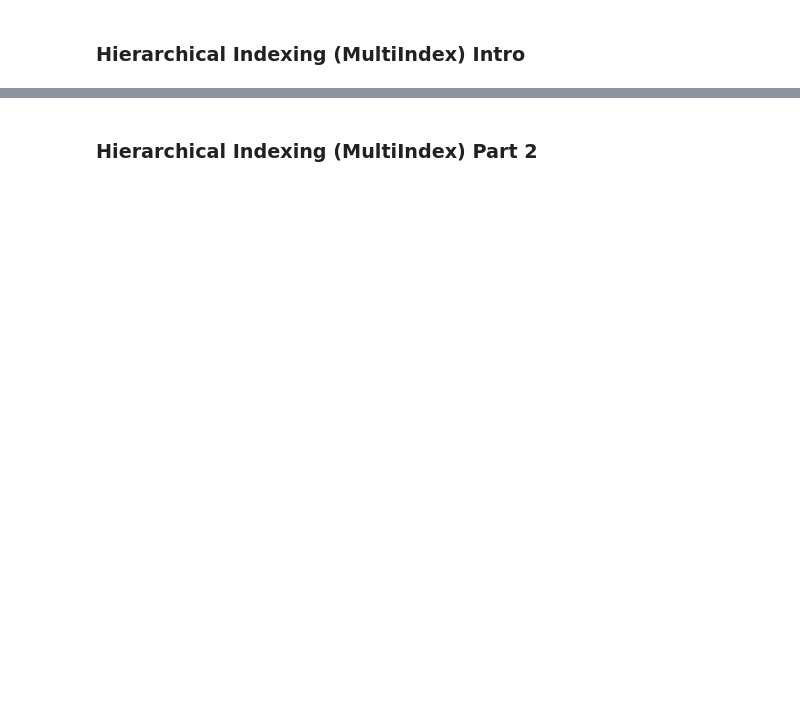
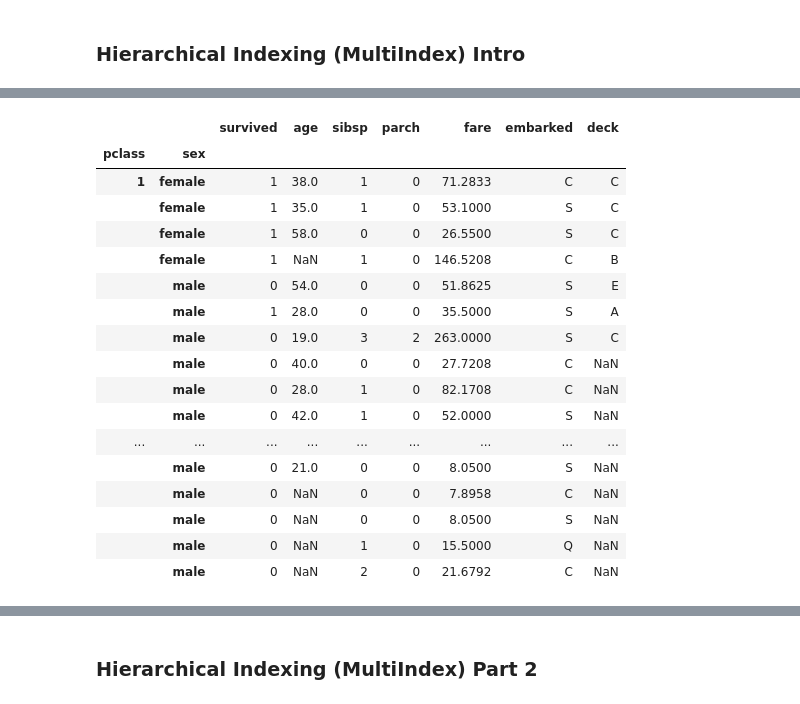
Before and after one commit to ivalderrama/pandas_bootcamp_2020, a Jupyter notebook: my_notes/part1_pandas_notes_17.ipynb, the cells around one changed output, grey strips where cells are left out. Cells and saved outputs as stored; diff of their text form; code cells hidden in the pictures; blank space fills up the shorter version.

```diff
--- a/my_notes/part1_pandas_notes_17.ipynb
+++ b/my_notes/part1_pandas_notes_17.ipynb
@@ -666,2 +919,23 @@ titanic
+# %%
+titanic.sort_index()
+# %% [output]
+|  |  | survived | age | sibsp | parch | fare | embarked | deck |
+| pclass | sex |  |  |  |  |  |  |  |
+| 1 | female | 1 | 38.0 | 1 | 0 | 71.2833 | C | C |
+|  | female | 1 | 35.0 | 1 | 0 | 53.1000 | S | C |
+|  | female | 1 | 58.0 | 0 | 0 | 26.5500 | S | C |
+|  | female | 1 | NaN | 1 | 0 | 146.5208 | C | B |
+|  | male | 0 | 54.0 | 0 | 0 | 51.8625 | S | E |
+|  | male | 1 | 28.0 | 0 | 0 | 35.5000 | S | A |
+|  | male | 0 | 19.0 | 3 | 2 | 263.0000 | S | C |
+|  | male | 0 | 40.0 | 0 | 0 | 27.7208 | C | NaN |
+|  | male | 0 | 28.0 | 1 | 0 | 82.1708 | C | NaN |
+|  | male | 0 | 42.0 | 1 | 0 | 52.0000 | S | NaN |
+| ... | ... | ... | ... | ... | ... | ... | ... | ... |
+|  | male | 0 | 21.0 | 0 | 0 | 8.0500 | S | NaN |
+|  | male | 0 | NaN | 0 | 0 | 7.8958 | C | NaN |
+|  | male | 0 | NaN | 0 | 0 | 8.0500 | S | NaN |
+|  | male | 0 | NaN | 1 | 0 | 15.5000 | Q | NaN |
+|  | male | 0 | NaN | 2 | 0 | 21.6792 | C | NaN |
 # %%
 titanic.sort_index(ascending = [True, True], inplace = True )
```
Also changed, not shown: parts of 82 cells of this notebook.
